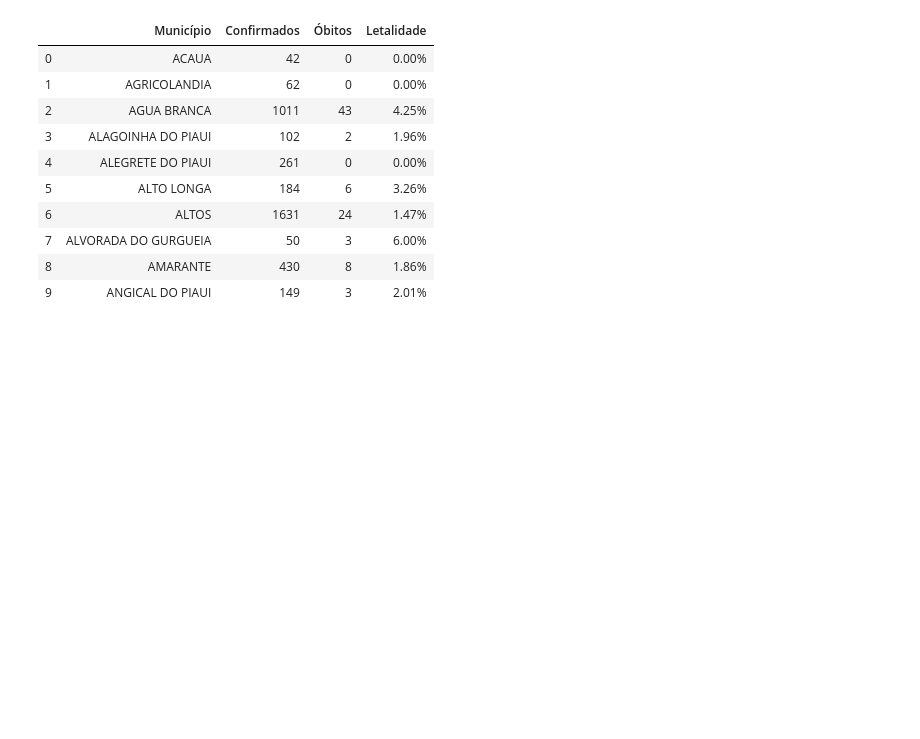
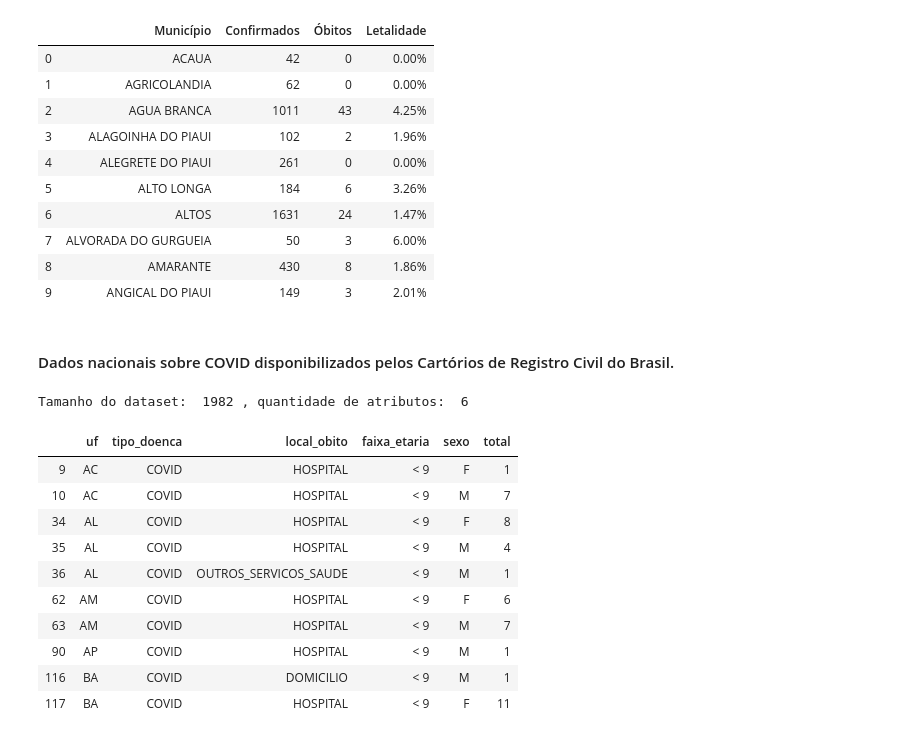
Before and after one commit to fbosousa/covid19, a Jupyter notebook: main.ipynb, the cells around one changed output. Saved outputs shown, nothing was run; the diff lists cells and outputs as text; code cells hidden in the pictures; blank space fills up the shorter version.

```diff
--- a/main.ipynb
+++ b/main.ipynb
@@ -109,3 +109,25 @@ Tamanho do dataset:  212 , quantidade de atributos:  3
 | 7 | ALVORADA DO GURGUEIA | 50 | 3 | 6.00% |
 | 8 | AMARANTE | 430 | 8 | 1.86% |
 | 9 | ANGICAL DO PIAUI | 149 | 3 | 2.01% |
+# %% [markdown]
+#### Dados nacionais sobre COVID disponibilizados pelos Cartórios de Registro Civil do Brasil.
+# %%
+df_br_dados = pd.read_csv('data/BR/obitos-2020.csv')
+# %%
+df_br_dados = df_br_dados.loc[df_br_dados['tipo_doenca'].isin(['COVID'])]
+# %%
+print('Tamanho do dataset: ',df_br_dados.shape[0], ', quantidade de atributos: ', df_br_dados.shape[1])
+df_br_dados.head(10)
+# %% [output]
+Tamanho do dataset:  1982 , quantidade de atributos:  6
+|  | uf | tipo_doenca | local_obito | faixa_etaria | sexo | total |
+| 9 | AC | COVID | HOSPITAL | < 9 | F | 1 |
+| 10 | AC | COVID | HOSPITAL | < 9 | M | 7 |
+| 34 | AL | COVID | HOSPITAL | < 9 | F | 8 |
+| 35 | AL | COVID | HOSPITAL | < 9 | M | 4 |
+| 36 | AL | COVID | OUTROS_SERVICOS_SAUDE | < 9 | M | 1 |
+| 62 | AM | COVID | HOSPITAL | < 9 | F | 6 |
+| 63 | AM | COVID | HOSPITAL | < 9 | M | 7 |
+| 90 | AP | COVID | HOSPITAL | < 9 | M | 1 |
+| 116 | BA | COVID | DOMICILIO | < 9 | M | 1 |
+| 117 | BA | COVID | HOSPITAL | < 9 | F | 11 |
```
Also changed, not shown: parts of 4 cells of this notebook.
